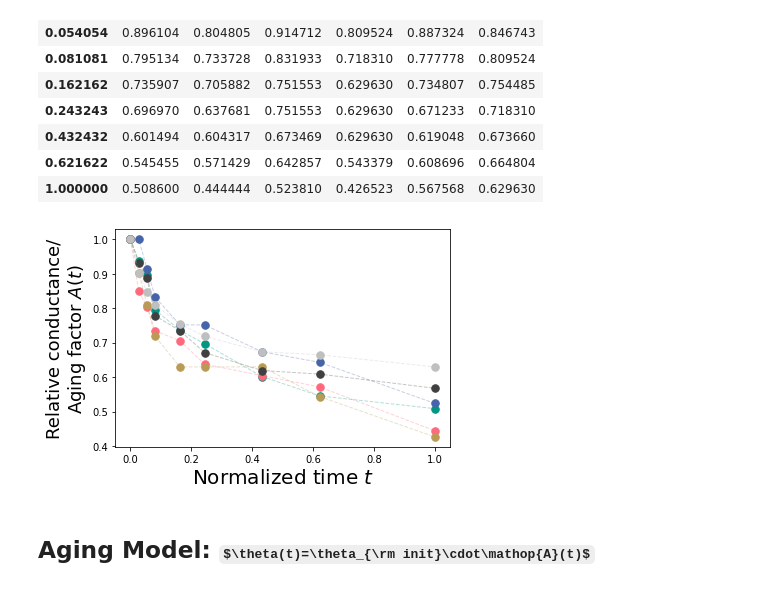
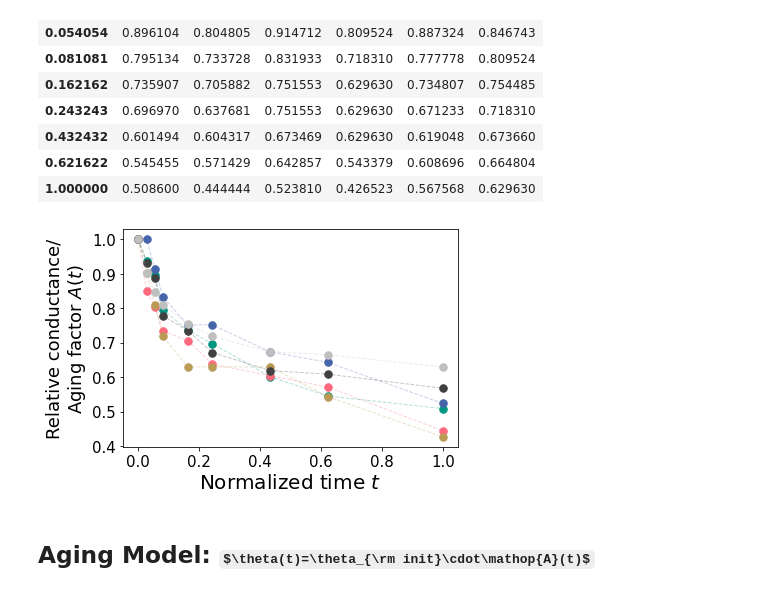
Before and after one commit to Neuromophic/Aging-aware-training, a Jupyter notebook: Aging_Model/Aging Model.ipynb, the cells around one changed output. Cells and saved outputs as stored; diff of their text form; code cells hidden in the pictures; some formulas as TeX source.

```diff
--- a/Aging_Model/Aging Model.ipynb
+++ b/Aging_Model/Aging Model.ipynb
@@ -72,12 +77,14 @@ data
 # %%
 for i, c in enumerate(data.columns):
     plt.plot(data.index, data[c], '.', c=FC.liste[i], ms=15)
     plt.plot(data.index, data[c], '--', c=FC.liste[i], linewidth=1, alpha=0.3)
 plt.ylabel(f'Relative conductance/\nAging factor $A(t)$', fontsize=18);
 plt.xlabel('Normalized time $t$', fontsize=20);
+plt.xticks(fontsize=15)
+plt.yticks(fontsize=15)
 plt.savefig(f'./figures/normolized_conductance.pdf', format='pdf', bbox_inches='tight')
 # %% [output]
-[figure, old version]
+[figure, new version]
 # %% [markdown]
 ## Aging Model: $\theta(t)=\theta_{\rm init}\cdot\mathop{A}(t)$
 # %% [markdown]
```
Also changed, not shown: parts of 6 cells of this notebook, 14 other files.
